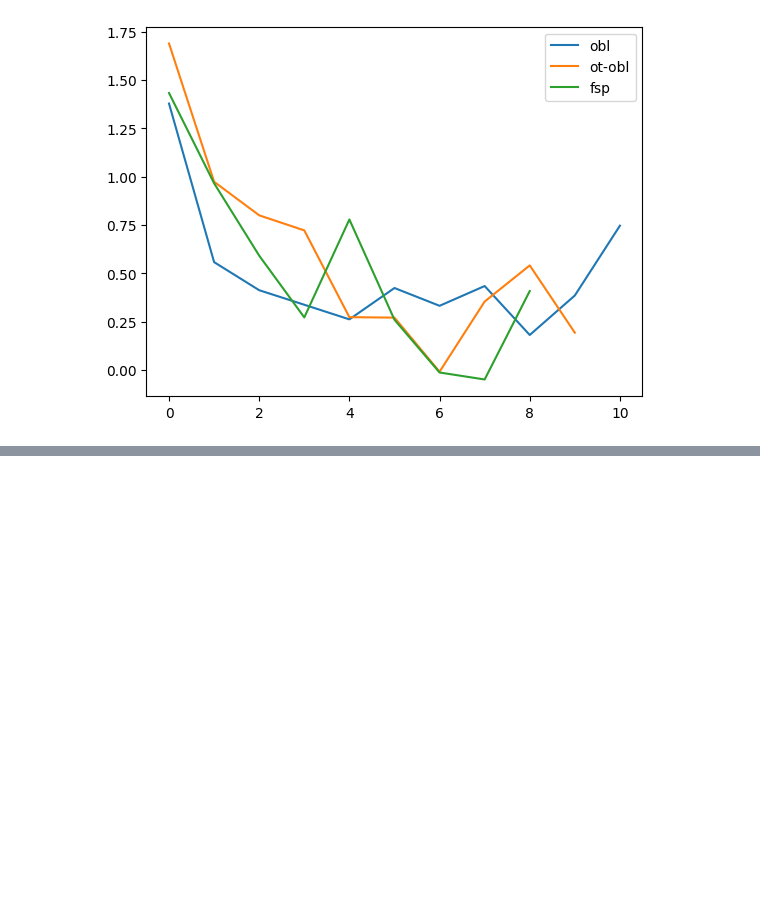
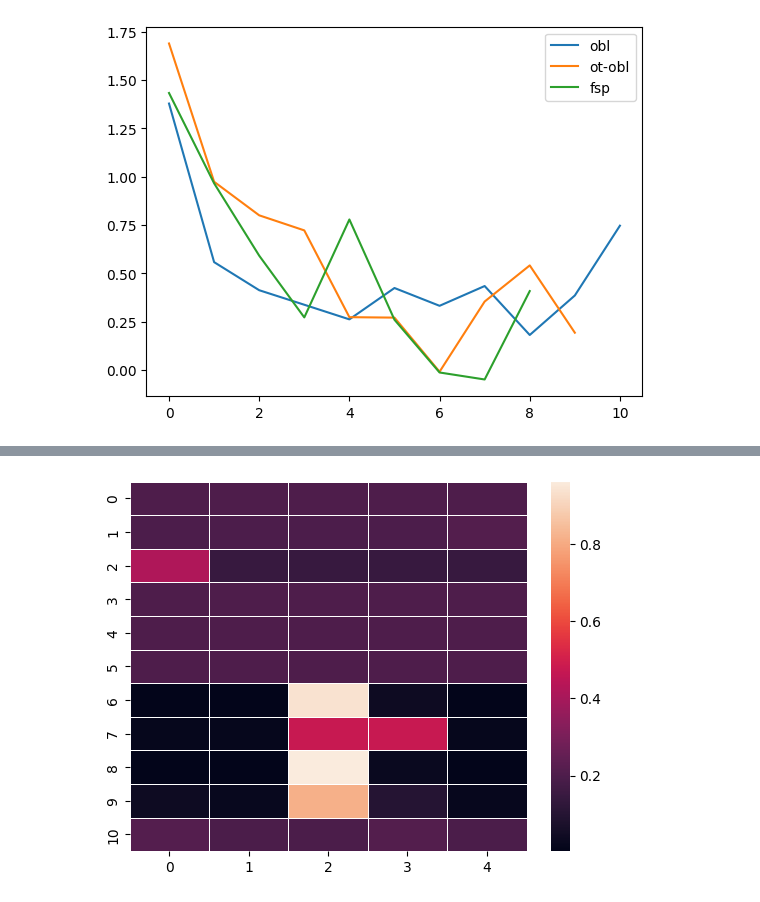
Before and after one commit to irenezhang30/0sumOT, a Jupyter notebook: test_notebooks/visualize_results.ipynb, the cells around one changed output, grey strips where cells are left out. Saved outputs shown, nothing was run; the diff lists cells and outputs as text; code cells hidden in the pictures; blank space fills up the shorter version.

```diff
--- a/test_notebooks/visualize_results.ipynb
+++ b/test_notebooks/visualize_results.ipynb
@@ -31,0 +51,6 @@ plt.legend()
+# %%
+
+ax = sns.heatmap(fsp_result['extra_data']['pi'][8][0], linewidth=0.5)
+plt.show()
+# %% [output]
+[figure, added]
```
Also changed, not shown: parts of 7 cells of this notebook, 10 other files.
